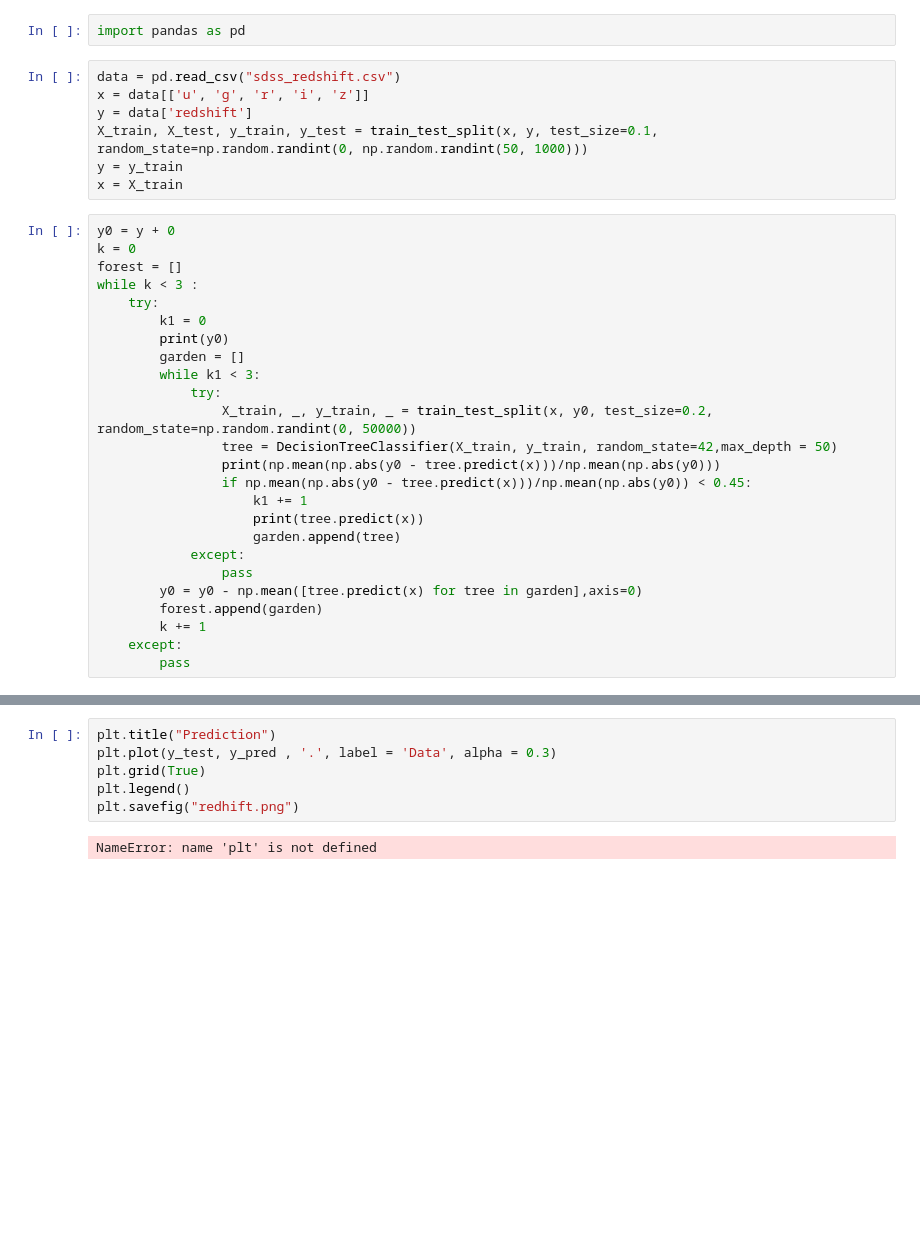
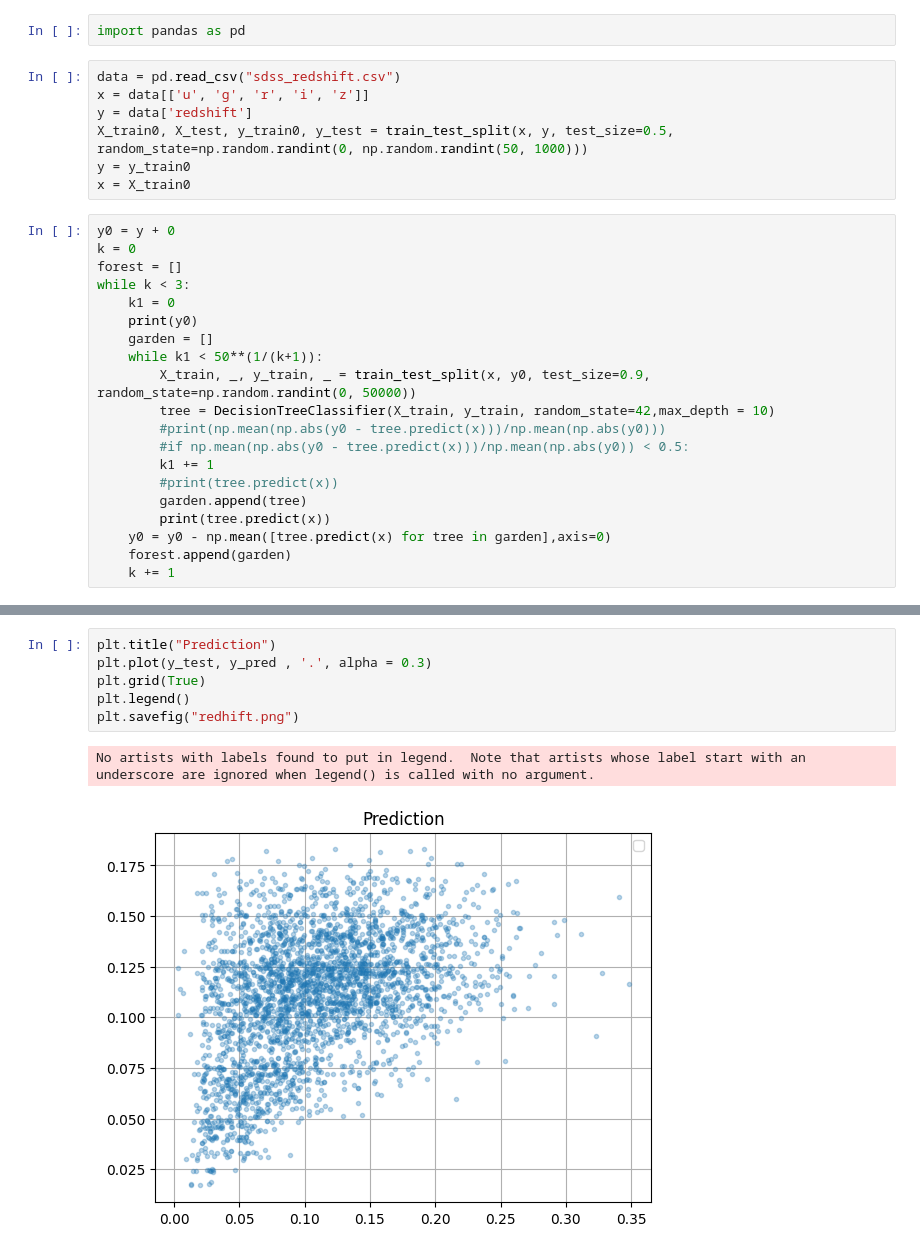
Before and after one commit to pyoadfe/hw6-2023-Clai101, a Jupyter notebook: tree.ipynb, the cells around one changed output, grey strips where cells are left out. Saved outputs shown, nothing was run; the diff lists cells and outputs as text; blank space fills up the shorter version.

Commit message:
start_tree_2

```diff
--- a/tree.ipynb
+++ b/tree.ipynb
@@ -131,32 +110,27 @@ import pandas as pd
 data = pd.read_csv("sdss_redshift.csv")
 x = data[['u', 'g', 'r', 'i', 'z']]
 y = data['redshift']
-X_train, X_test, y_train, y_test = train_test_split(x, y, test_size=0.1, random_state=np.random.randint(0, np.random.randint(50, 1000)))
-y = y_train
-x = X_train
+X_train0, X_test, y_train0, y_test = train_test_split(x, y, test_size=0.5, random_state=np.random.randint(0, np.random.randint(50, 1000)))
+y = y_train0
+x = X_train0
 # %%
 y0 = y + 0
 k = 0
 forest = []
-while k < 3 :
-    try:
-        k1 = 0
-        print(y0)
-        garden = []
-        while k1 < 3:
-            try:
-                X_train, _, y_train, _ = train_test_split(x, y0, test_size=0.2, random_state=np.random.randint(0, 50000))
-                tree = DecisionTreeClassifier(X_train, y_train, random_state=42,max_depth = 50)
-                print(np.mean(np.abs(y0 - tree.predict(x)))/np.mean(np.abs(y0)))
-                if np.mean(np.abs(y0 - tree.predict(x)))/np.mean(np.abs(y0)) < 0.45:
-                    k1 += 1
-                    print(tree.predict(x))
-                    garden.append(tree)
-            except:
-                pass
-        y0 = y0 - np.mean([tree.predict(x) for tree in garden],axis=0)
-        forest.append(garden)
-        k += 1
-    except:
-        pass
+while k < 3:
+    k1 = 0
+    print(y0)
+    garden = []
+    while k1 < 50**(1/(k+1)):
+        X_train, _, y_train, _ = train_test_split(x, y0, test_size=0.9, random_state=np.random.randint(0, 50000))
+        tree = DecisionTreeClassifier(X_train, y_train, random_state=42,max_depth = 10)
+        #print(np.mean(np.abs(y0 - tree.predict(x)))/np.mean(np.abs(y0)))
+        #if np.mean(np.abs(y0 - tree.predict(x)))/np.mean(np.abs(y0)) < 0.5:
+        k1 += 1
+        #print(tree.predict(x))
+        garden.append(tree)
+        print(tree.predict(x))
+    y0 = y0 - np.mean([tree.predict(x) for tree in garden],axis=0)
+    forest.append(garden)
+    k += 1
 # %% [output]
@@ -218,8 +162,9 @@ Accuracy: 0.49182176999839466
 # %%
 plt.title("Prediction")
-plt.plot(y_test, y_pred , '.', label = 'Data', alpha = 0.3)
+plt.plot(y_test, y_pred , '.', alpha = 0.3)
 plt.grid(True)
 plt.legend()
 plt.savefig("redhift.png")
 # %% [output]
-NameError: name 'plt' is not defined
+No artists with labels found to put in legend.  Note that artists whose label start with an underscore are ignored when legend() is called with no argument.
+[figure, added]
```
Also changed, not shown: parts of 9 cells of this notebook, 2 other files.
